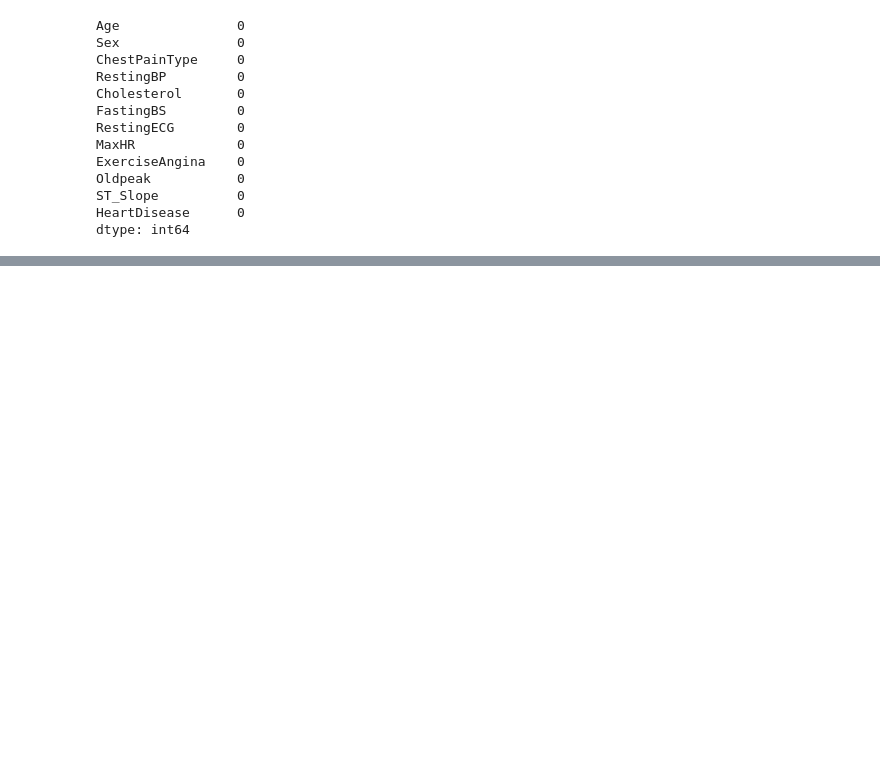
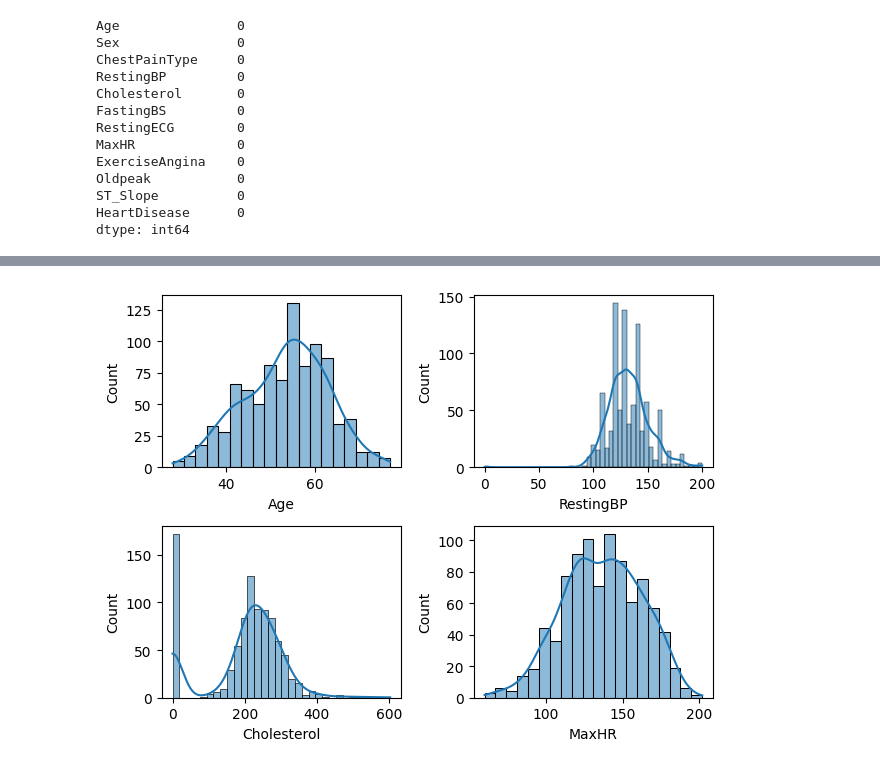
Before and after one commit to mzaid622/Data-Science-Course, a Jupyter notebook: ML-Part1/Heart.ipynb, the cells around one changed output, grey strips where cells are left out. Saved outputs shown, nothing was run; the diff lists cells and outputs as text; code cells hidden in the pictures; blank space fills up the shorter version.

```diff
--- a/ML-Part1/Heart.ipynb
+++ b/ML-Part1/Heart.ipynb
@@ -91,3 +100,13 @@ dtype: int64
 # %%
 def plotting(var,num):
 	plt.subplot(2,2,num)
+	sns.histplot(df[var],kde=True)
+
+plotting('Age',1)
+plotting('RestingBP',2)
+plotting('Cholesterol',3)
+plotting('MaxHR',4)
+
+plt.tight_layout()
+# %% [output]
+[figure, added]
```
Also changed, not shown: parts of 21 cells of this notebook.
